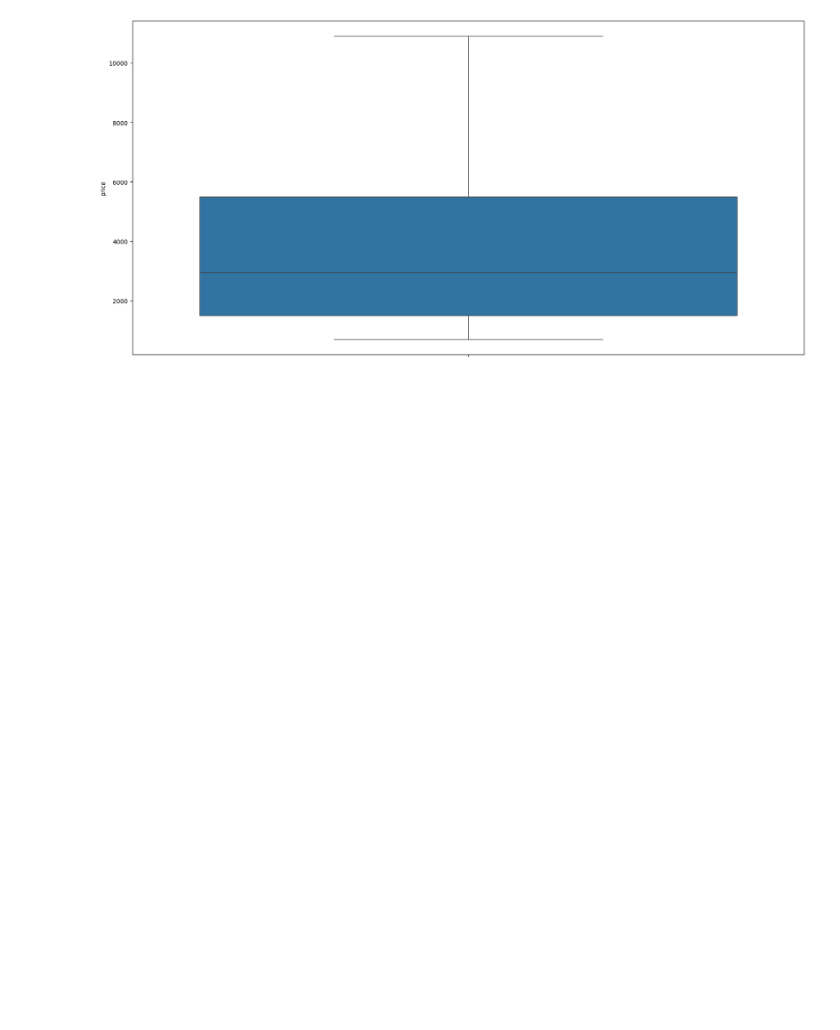
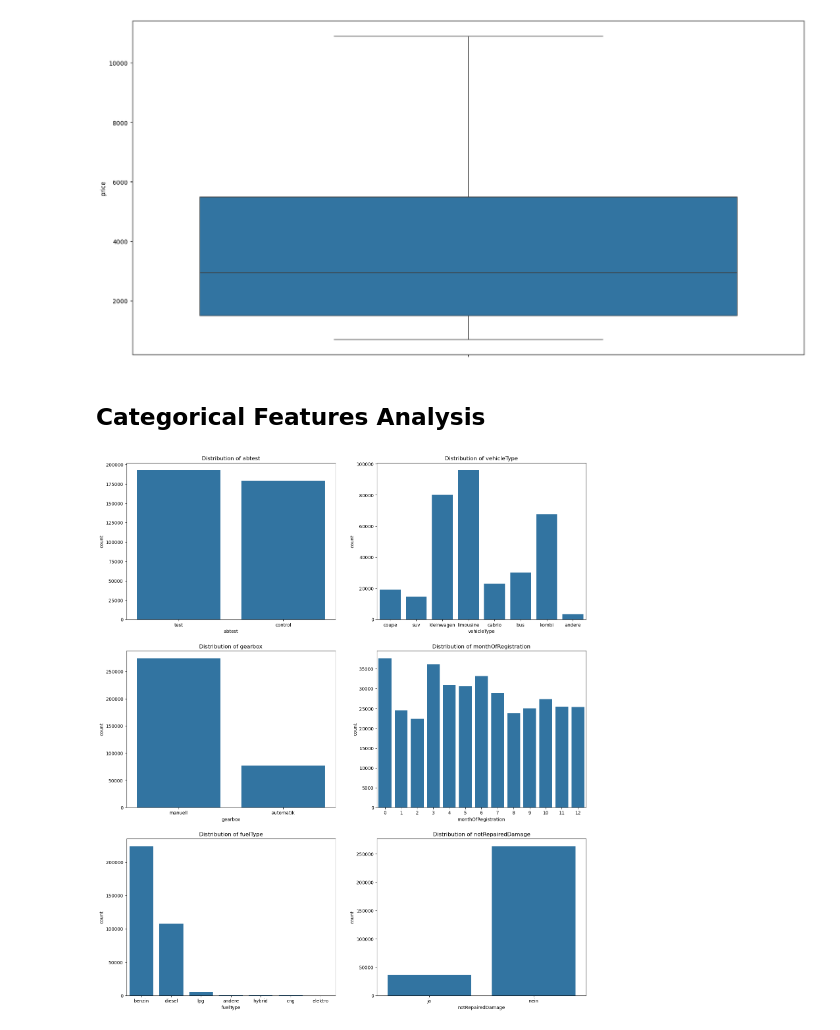
Before and after one commit to hadjoullis/epl448, a Jupyter notebook: demo.ipynb, the cells around one changed output. Drawn from its saved outputs; the diff is of its cells as text; code cells hidden in the pictures; blank space fills up the shorter version.

Commit message:
Categorical Features Analysis

```diff
--- a/demo.ipynb
+++ b/demo.ipynb
@@ -205,3 +205,20 @@ sns.boxplot(data=df_trimmed, y='price')
 # %% [output]
 <Axes: ylabel='price'>
 [figure]
+# %% [markdown]
+## Categorical Features Analysis
+# %%
+# Months have 13th value, maybe it's for null
+categorical_features = ['abtest', 'vehicleType', 'gearbox', 'monthOfRegistration', 'fuelType', 'notRepairedDamage']
+nrows, ncols = 3, 2
+fig, axs = plt.subplots(nrows, ncols, figsize=(18,21))
+i,j = 0,0
+for feature in categorical_features:
+    sns.countplot(x=feature, data=df, ax=axs[i,j])
+    axs[i,j].set_title(f"Distribution of {feature}")
+    j = j + 1
+    if j % ncols == 0:
+        i = i + 1
+        j = 0
+# %% [output]
+[figure, added]
```
Also changed, not shown: parts of 3 cells of this notebook.
